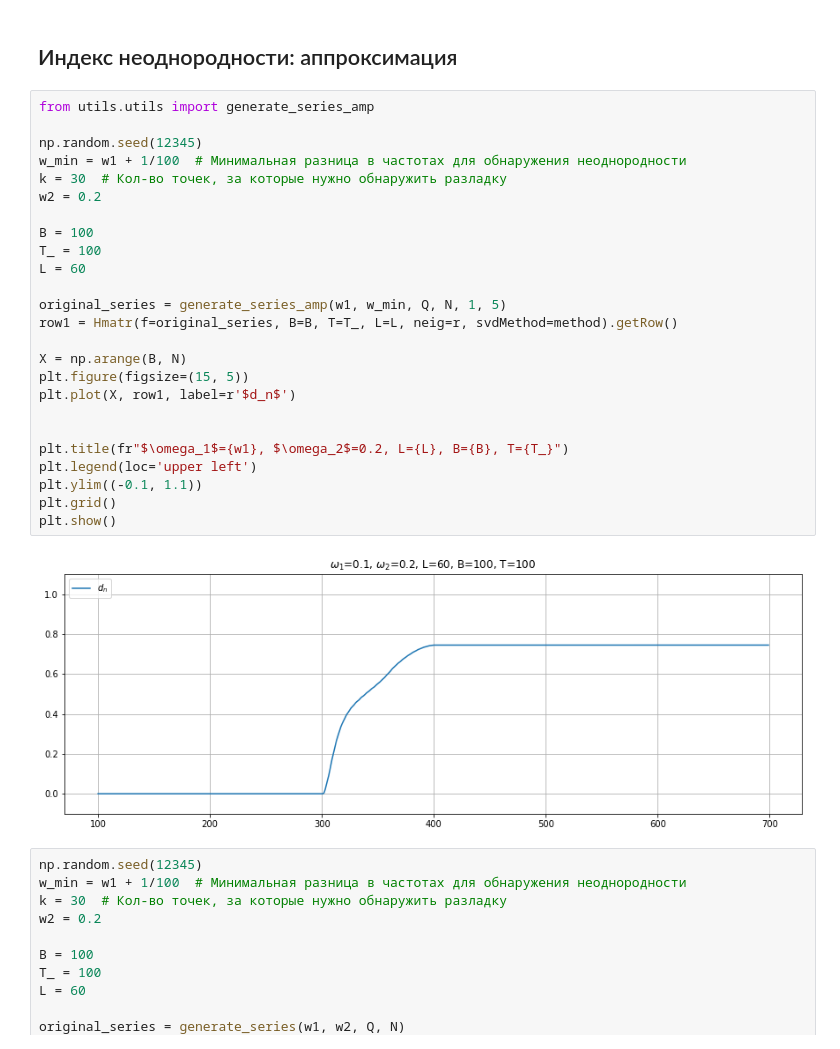
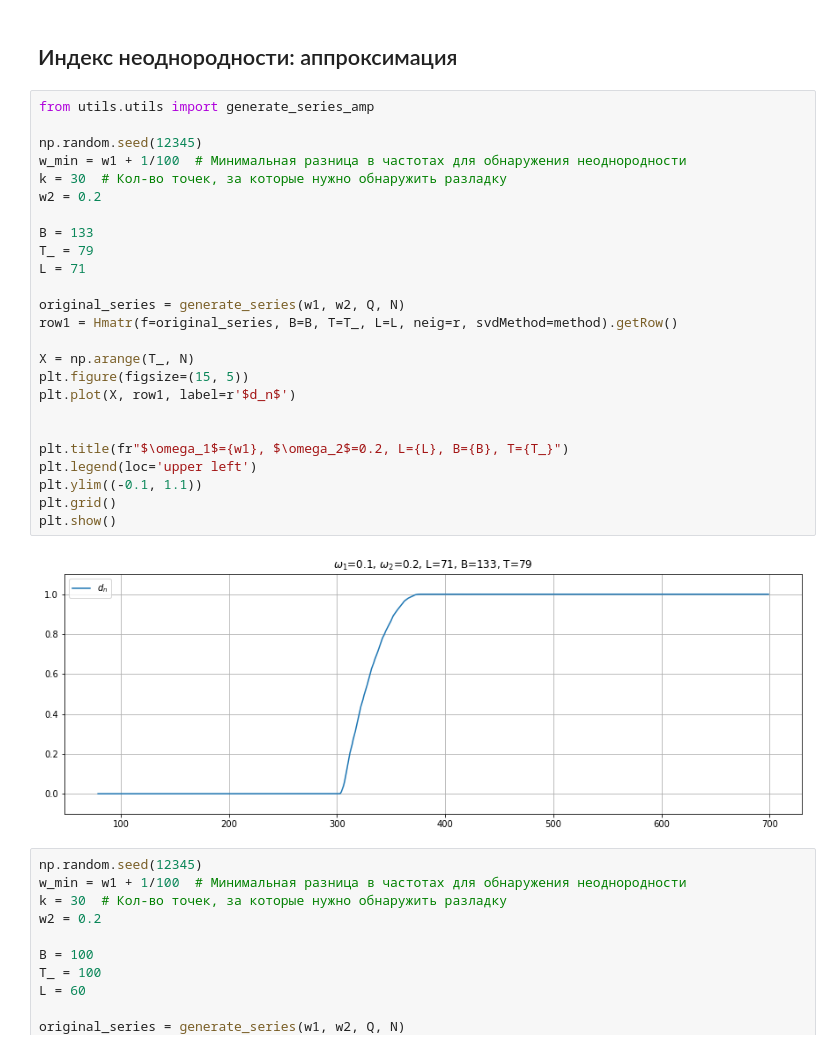
Before and after one commit to Loulaan/researchWork, a Jupyter notebook: System/images.ipynb, the cells around one changed output. Saved outputs shown, nothing was run; the diff lists cells and outputs as text.

```diff
--- a/System/images.ipynb
+++ b/System/images.ipynb
@@ -18,30 +35,30 @@ method = "svd"
 # %%
 from utils.utils import generate_series_amp
 
 np.random.seed(12345)
 w_min = w1 + 1/100  # Минимальная разница в частотах для обнаружения неоднородности
 k = 30  # Кол-во точек, за которые нужно обнаружить разладку
 w2 = 0.2
 
-B = 100
-T_ = 100
-L = 60
+B = 133
+T_ = 79
+L = 71
 
-original_series = generate_series_amp(w1, w_min, Q, N, 1, 5)
+original_series = generate_series(w1, w2, Q, N)
 row1 = Hmatr(f=original_series, B=B, T=T_, L=L, neig=r, svdMethod=method).getRow()
 
-X = np.arange(B, N)
+X = np.arange(T_, N)
 plt.figure(figsize=(15, 5))
 plt.plot(X, row1, label=r'$d_n$')
 
 
 plt.title(fr"$\omega_1$={w1}, $\omega_2$=0.2, L={L}, B={B}, T={T_}")
 plt.legend(loc='upper left')
 plt.ylim((-0.1, 1.1))
 plt.grid()
 plt.show()
 # %% [output]
-[figure, old version]
+[figure, new version]
 # %%
 np.random.seed(12345)
 w_min = w1 + 1/100  # Минимальная разница в частотах для обнаружения неоднородности
```
Also changed, not shown: parts of 1 cell of this notebook, 10 other files.
